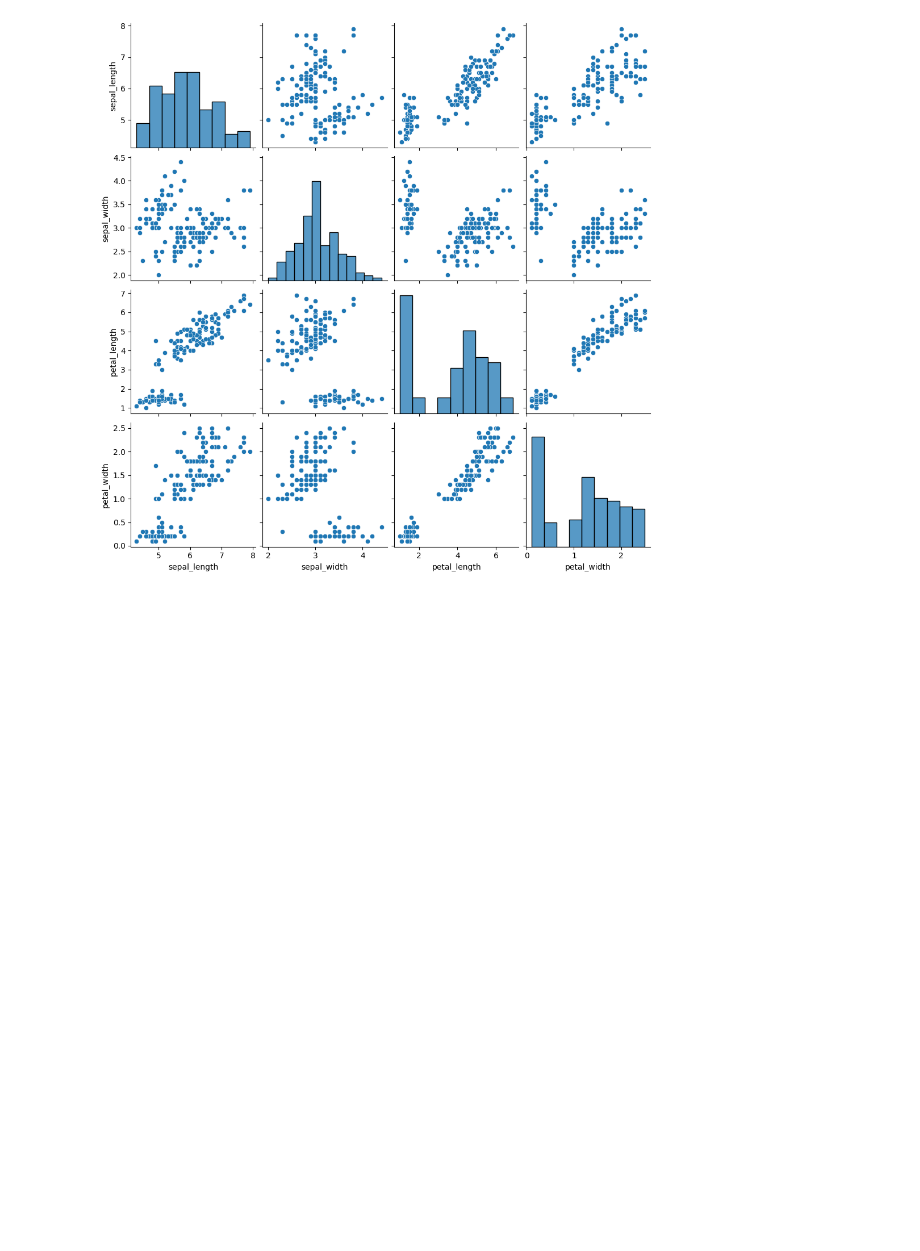
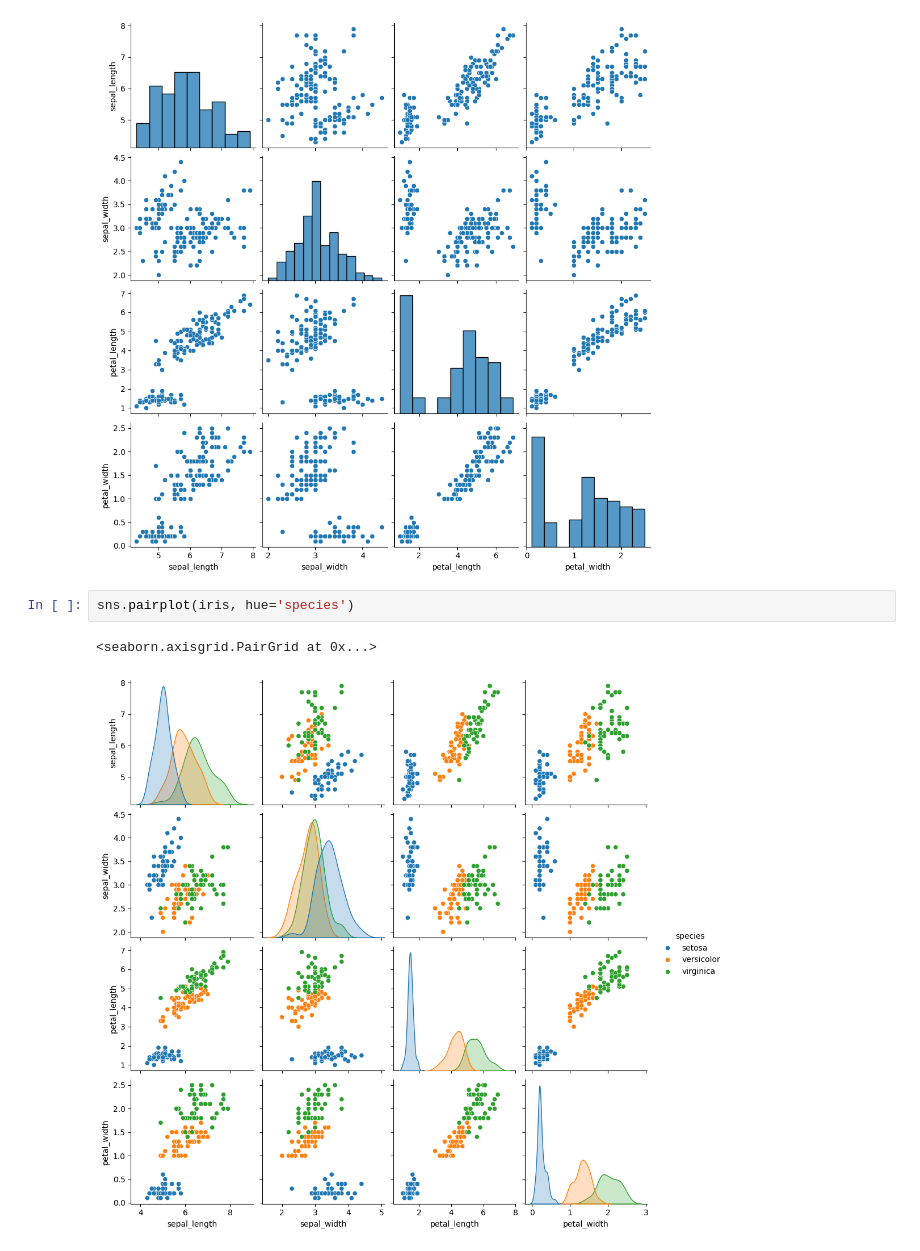
Before and after one commit to Ebin21/ML, a Jupyter notebook: cust-seaborn.ipynb, the cells around one changed output. Cells and saved outputs as stored; diff of their text form; blank space fills up the shorter version.

```diff
--- a/cust-seaborn.ipynb
+++ b/cust-seaborn.ipynb
@@ -80,3 +80,8 @@ sns.pairplot(iris)
 # %% [output]
 <seaborn.axisgrid.PairGrid at 0x...>
 [figure]
+# %%
+sns.pairplot(iris, hue='species')
+# %% [output]
+<seaborn.axisgrid.PairGrid at 0x...>
+[figure, added]
```
